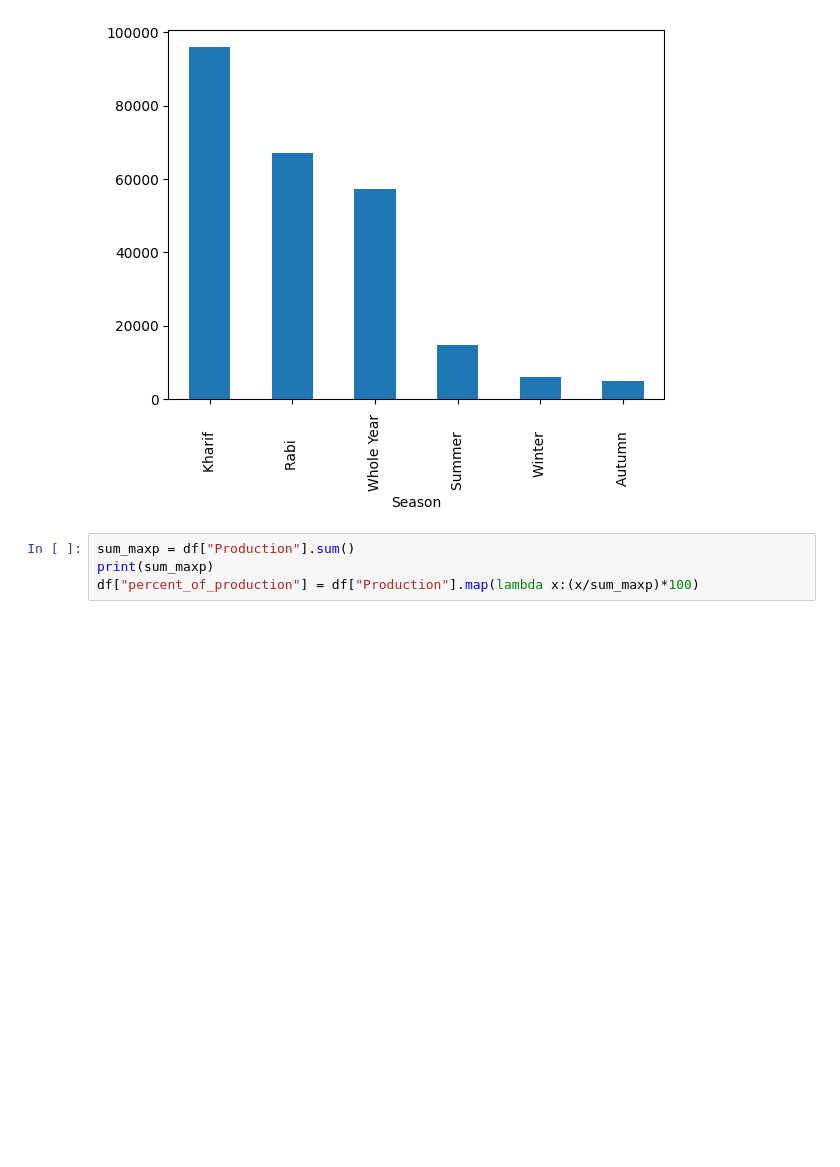
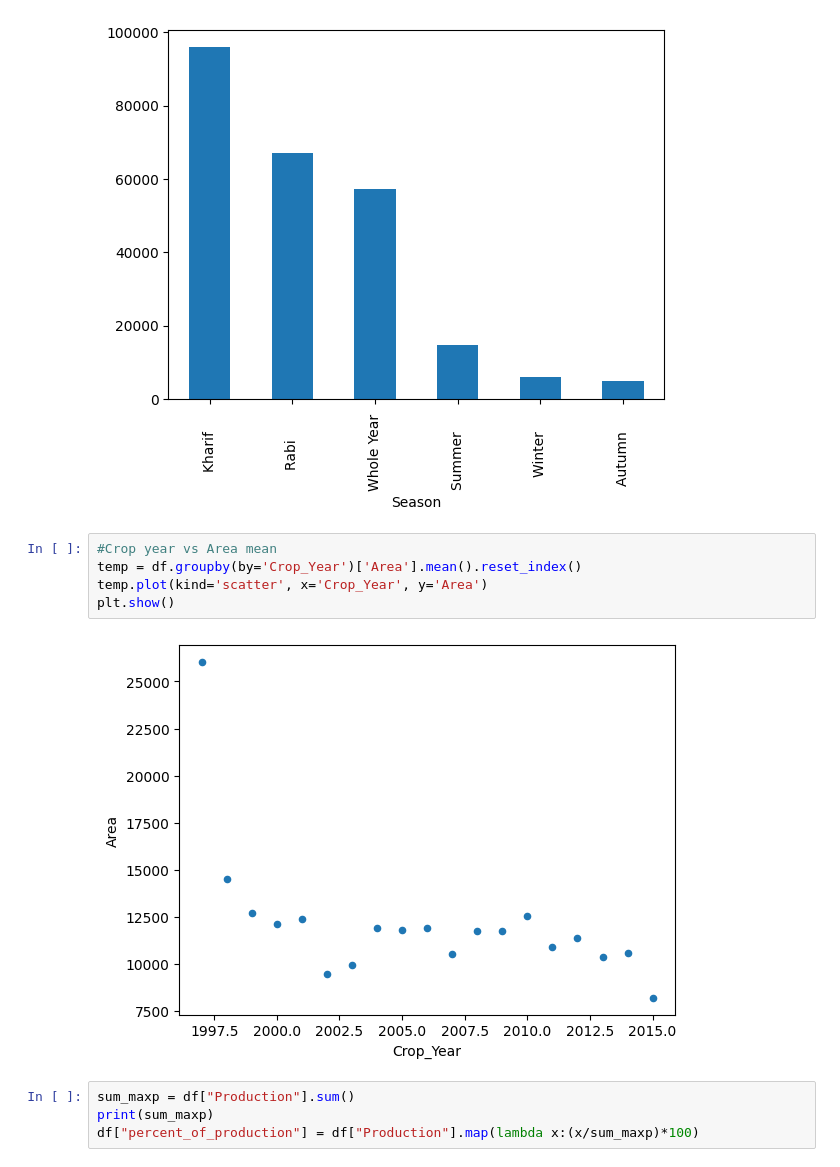
Before and after one commit to kriti-002/Crop-Production, a Jupyter notebook: Crop Production.ipynb, the cells around one changed output. Cells and saved outputs as stored; diff of their text form; blank space fills up the shorter version.

```diff
--- a/Crop Production.ipynb
+++ b/Crop Production.ipynb
@@ -136,6 +136,13 @@ plt.plot()
 # %% [output]
 []
 [figure]
+# %%
+#Crop year vs Area mean
+temp = df.groupby(by='Crop_Year')['Area'].mean().reset_index()
+temp.plot(kind='scatter', x='Crop_Year', y='Area')
+plt.show()
+# %% [output]
+[figure, added]
 # %%
 sum_maxp = df["Production"].sum()
 print(sum_maxp)
```
Also changed, not shown: parts of 2 cells of this notebook.
